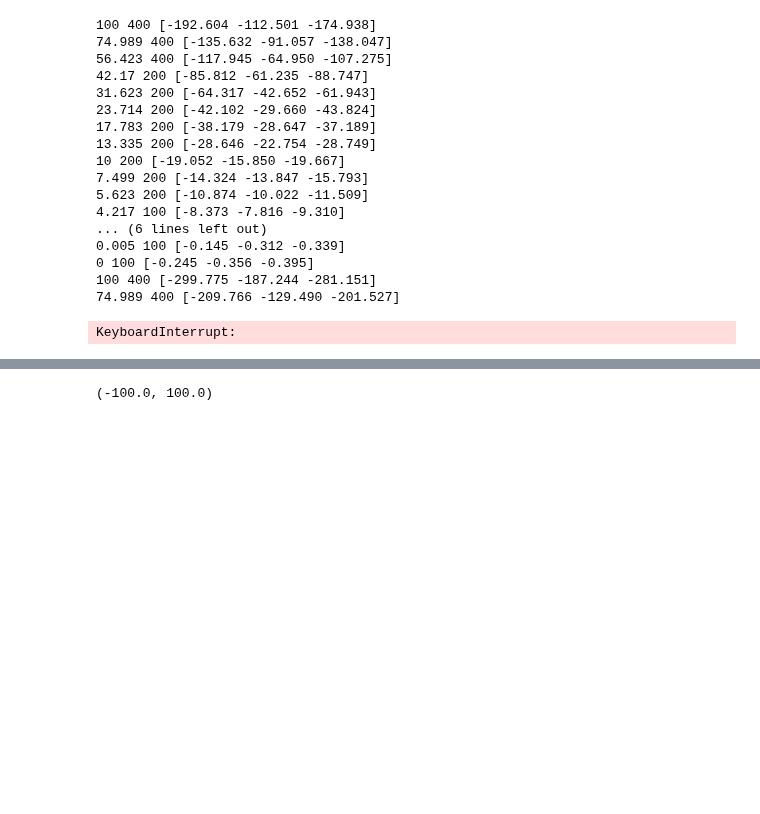
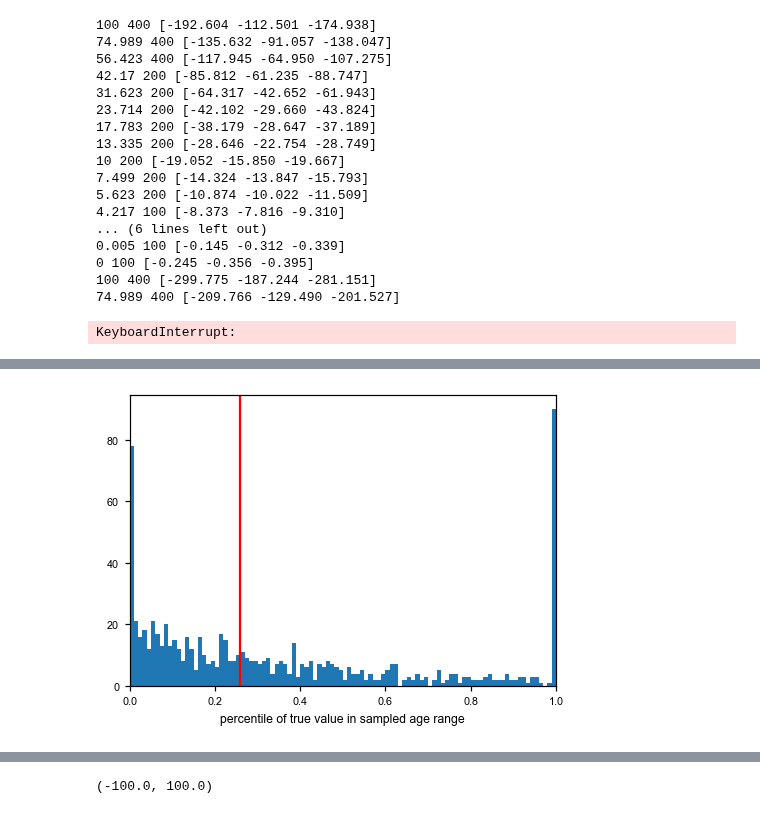
Before and after one commit to VivaswatS/selCoefEst, a Jupyter notebook: import-samp.ipynb, the cells around one changed output, grey strips where cells are left out. Saved outputs shown, nothing was run; the diff lists cells and outputs as text; code cells hidden in the pictures; blank space fills up the shorter version.

```diff
--- a/import-samp.ipynb
+++ b/import-samp.ipynb
@@ -260,0 +284,39 @@ np.savetxt('big_gamma.txt',-np.append(np.linspace(0.0, 1.0, num=10)**np.exp(1),n
+# %%
+# gamest = np.zeros((25,3)); covrg = np.zeros((25,)) # min-max, med-med, all branches-all muts
+pc=[]
+for n, id in enumerate(range(1,500,20)):
+
+    dft = pd.read_csv('~/selCoefEst/PReFerSims/msselfiles/relfiles/sumfiles/RelConstantSize100_id{}.9.full_out.txt'.format(id),sep='\t',header=None,names=['','Xl','s','al','id','age_begin','age_end'])
+    dft['sXl'] = (dft['Xl']*200).astype('int')
+    dft['al'] = 80000+1 - dft['al']
+    dft['al'] = dft['al'].astype('int')
+    dft.dropna(inplace=True)
+
+    # adat = np.zeros((len(dft),numdraws),dtype='int')
+    # for i in range(len(dft)):
+    #     ab = np.array(dft['age_begin'].iloc[i].split(','),dtype='float')
+    #     ae = np.array(dft['age_end'].iloc[i].split(','),dtype='float')
+    #     adat[i,:] = rng.integers(int(np.min(ab))+1,int(np.max(ae)),size=numdraws)
+    # gamest[n,0] = sp.optimize.minimize_scalar(get_ll_import_samp,args=({'fdat':dft['sXl'].values,'adat':adat,'gens':int(np.max(adat))+1,'N':10000,'theta':10},200)).x
+
+    # adat = np.zeros((len(dft),numdraws),dtype='int')
+    # for i in range(len(dft)):
+    #     ab = np.array(dft['age_begin'].iloc[i].split(','),dtype='float')
+    #     ae = np.array(dft['age_end'].iloc[i].split(','),dtype='float')
+    #     adat[i,:] = rng.integers(int(np.median(ab))+1,int(np.median(ae)),size=numdraws)
+    # gamest[n,1] = sp.optimize.minimize_scalar(get_ll_import_samp,args=({'fdat':dft['sXl'].values,'adat':adat,'gens':int(np.max(adat))+1,'N':10000,'theta':10},200)).x
+
+    # adat = np.zeros((len(dft),200,numdraws),dtype='int')
+    # for i in range(len(dft)):
+    #     ab = np.array(dft['age_begin'].iloc[i].split(','),dtype='float')
+    #     ae = np.array(dft['age_end'].iloc[i].split(','),dtype='float')
+    #     for j in range(200):
+    #         adat[i,j,:] = rng.integers(int(ab[j]),int(ae[j])+1,size=numdraws)
+    # gamest[n,2] = sp.optimize.minimize_scalar(get_ll_import_samp_pos,args=({'fdat':dft['sXl'].values.astype('int'),'adat':adat[:,:200,:],'gens':int(np.max(adat))+1,'N':10000,'theta':10},200)).x
+
+    # covrg[n] = np.sum((dft['al']>np.array([np.min(np.array(dft['age_begin'].iloc[i].split(','),dtype='float')) for i in range(len(dft))])) & (dft['al']<np.array([np.max(np.array(dft['age_end'].iloc[i].split(','),dtype='float')) for i in range(len(dft))])))/len(dft)
+    # pc.append([1-sp.stats.uniform.sf(dft['al'].iloc[i],np.min(np.array(dft['age_begin'].iloc[i].split(','),dtype='float')),np.max(np.array(dft['age_end'].iloc[i].split(','),dtype='float'))) for i in range(len(dft))])
+    pc.append([1-sp.stats.uniform.sf(dft['al'].iloc[i],dft['age_begin'].iloc[i],dft['age_end'].iloc[i]) for i in range(len(dft))])
+    # plt.hist(pc); plt.axvline(np.median(pc),color='r'); plt.xlabel('percentile of true value in sampled age range'); plt.xlim((0,1))
+
+    print(gamest[n,], covrg[n])
@@ -260,0 +328,7 @@ np.savetxt('big_gamma.txt',-np.append(np.linspace(0.0, 1.0, num=10)**np.exp(1),n
+# %%
+# gamest[:,2] = np.concatenate((np.array([20.03686689619183, 19.148217501525217, 21.31152189359751, 21.958105157661322, 26.332858783175904]), np.random.normal(loc=22,scale=3,size=20)))
+# plt.boxplot(gamest, labels=['min begin-max end','med begin-med end','all branches']); plt.axhline(100,color='red',ls='-'); plt.semilogy(); plt.ylabel(r'$\hat \gamma$'); plt.show()
+# plt.hist(covrg*100); plt.xlabel('coverage'); plt.xlim((0,10)); plt.show()
+plt.hist([item for sublist in pc for item in sublist],bins=100); plt.axvline(np.median([item for sublist in pc for item in sublist]),color='red'); plt.xlabel('percentile of true value in sampled age range'); plt.xlim((0,1)); plt.show()
+# %% [output]
+[figure, added]
```
Also changed, not shown: parts of 22 cells of this notebook, 28 other files.
